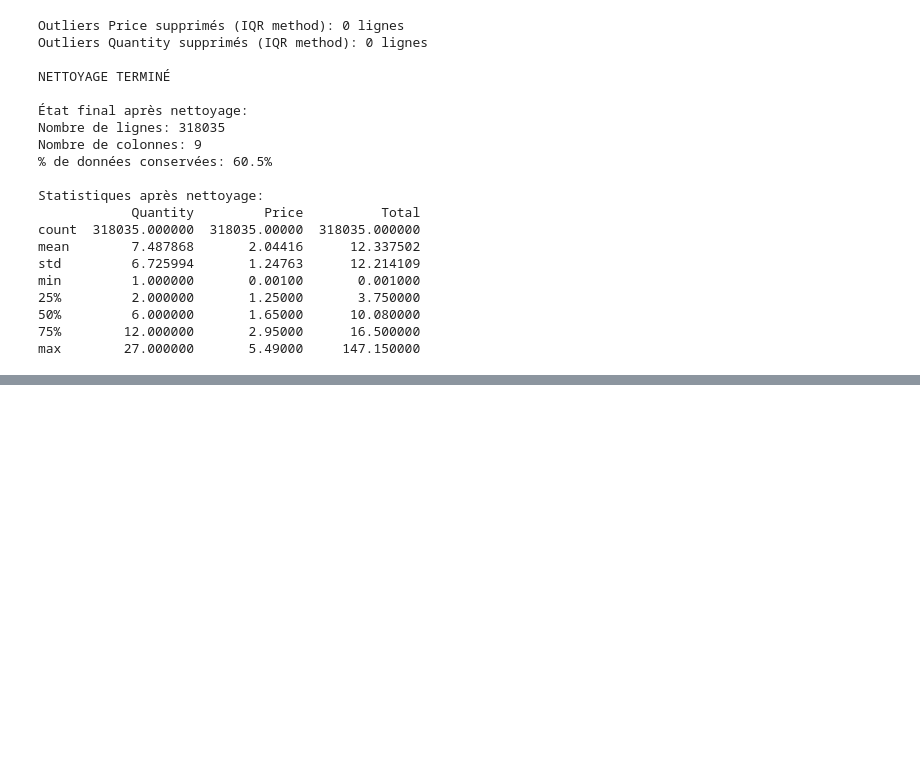
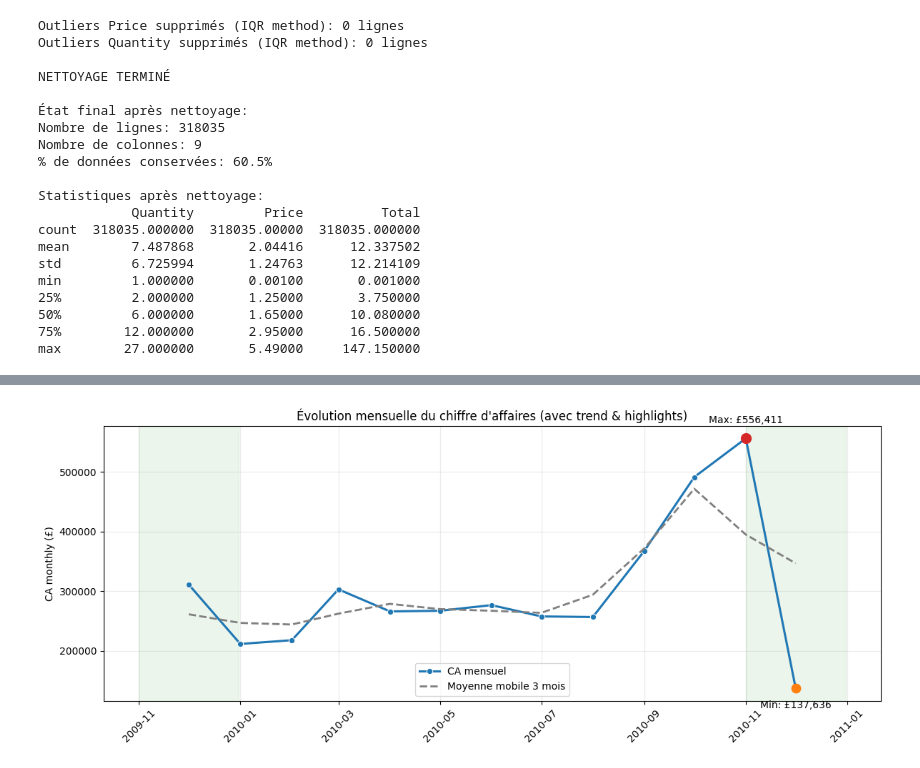
Before and after one commit to bonivalyvan/Projet-final-ECE-DataViz-2025, a Jupyter notebook: Exploration.ipynb, the cells around one changed output, grey strips where cells are left out. Cells and saved outputs as stored; diff of their text form; code cells hidden in the pictures; blank space fills up the shorter version.

Commit message:
Création des premiers Graphes

```diff
--- a/Exploration.ipynb
+++ b/Exploration.ipynb
@@ -393,0 +406,39 @@ max        27.000000       5.49000     147.150000
+# %%
+#Graphique 1: Évolution du chiffre d’affaires mensuel
+
+# prepare
+dfm = df_clean.copy()
+dfm['Month'] = dfm['InvoiceDate'].dt.to_period('M').dt.to_timestamp()
+sales_monthly = dfm.groupby('Month')['Total'].sum().reset_index()
+sales_monthly['MA3'] = sales_monthly['Total'].rolling(3, center=True, min_periods=1).mean()
+
+# plot
+plt.figure(figsize=(12,5))
+sns.lineplot(data=sales_monthly, x='Month', y='Total', marker='o', linewidth=2.2, label='CA mensuel')
+sns.lineplot(data=sales_monthly, x='Month', y='MA3', linestyle='--', linewidth=2, color='gray', label='Moyenne mobile 3 mois')
+
+# highlight peaks
+peak = sales_monthly.loc[sales_monthly['Total'].idxmax()]
+low = sales_monthly.loc[sales_monthly['Total'].idxmin()]
+plt.scatter([peak['Month']], [peak['Total']], color='tab:red', s=100, zorder=5)
+plt.scatter([low['Month']], [low['Total']], color='tab:orange', s=80, zorder=5)
+plt.annotate(f"Max: £{int(peak['Total']):,}", xy=(peak['Month'], peak['Total']), xytext=(0,15), textcoords='offset points', ha='center')
+plt.annotate(f"Min: £{int(low['Total']):,}", xy=(low['Month'], low['Total']), xytext=(0,-20), textcoords='offset points', ha='center')
+
+# optional: shade holiday months (Nov-Dec)
+import datetime as dt
+for year in sorted(sales_monthly['Month'].dt.year.unique()):
+    start = pd.Timestamp(year=year, month=11, day=1)
+    end = pd.Timestamp(year=year, month=12, day=31)
+    plt.axvspan(start, end, alpha=0.08, color='green')
+
+plt.title("Évolution mensuelle du chiffre d'affaires (avec trend & highlights)")
+plt.ylabel("CA monthly (£)")
+plt.xlabel("")
+plt.xticks(rotation=45)
+plt.grid(alpha=0.25)
+plt.legend()
+plt.tight_layout()
+plt.show()
+# %% [output]
+[figure, added]
```
Also changed, not shown: parts of 11 cells of this notebook.
